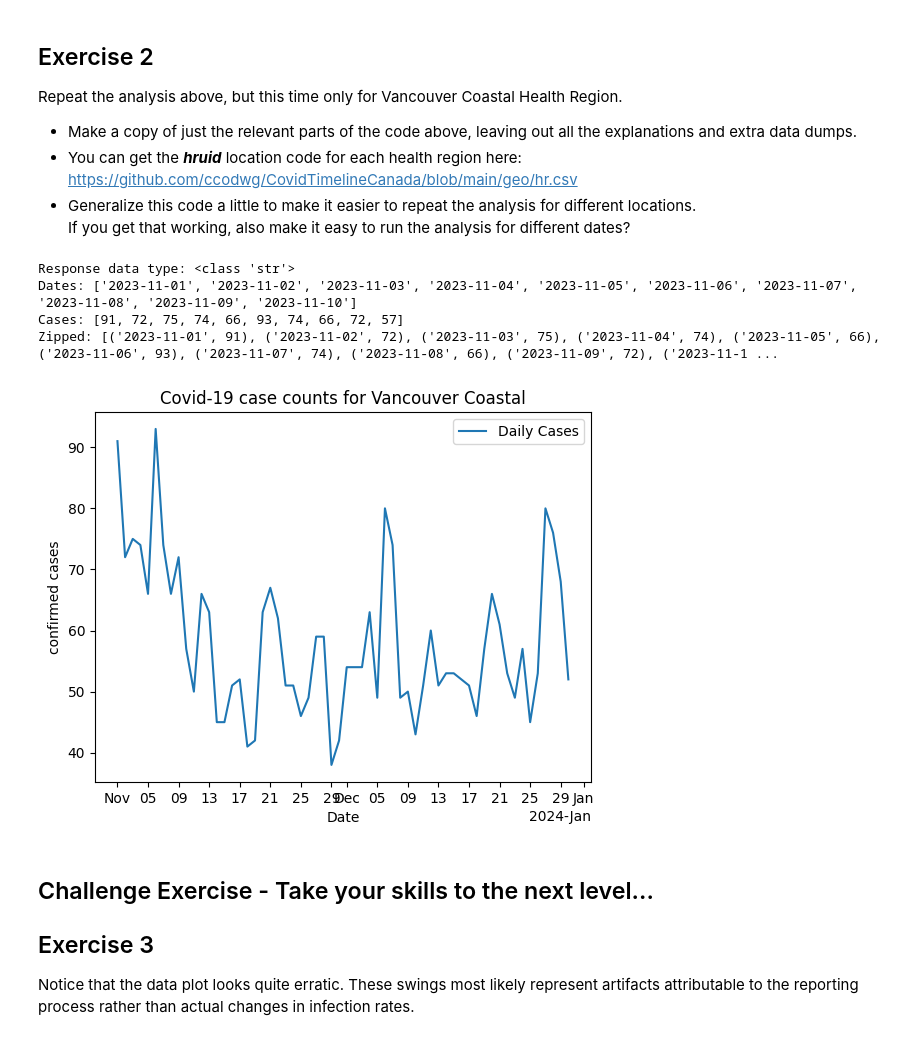
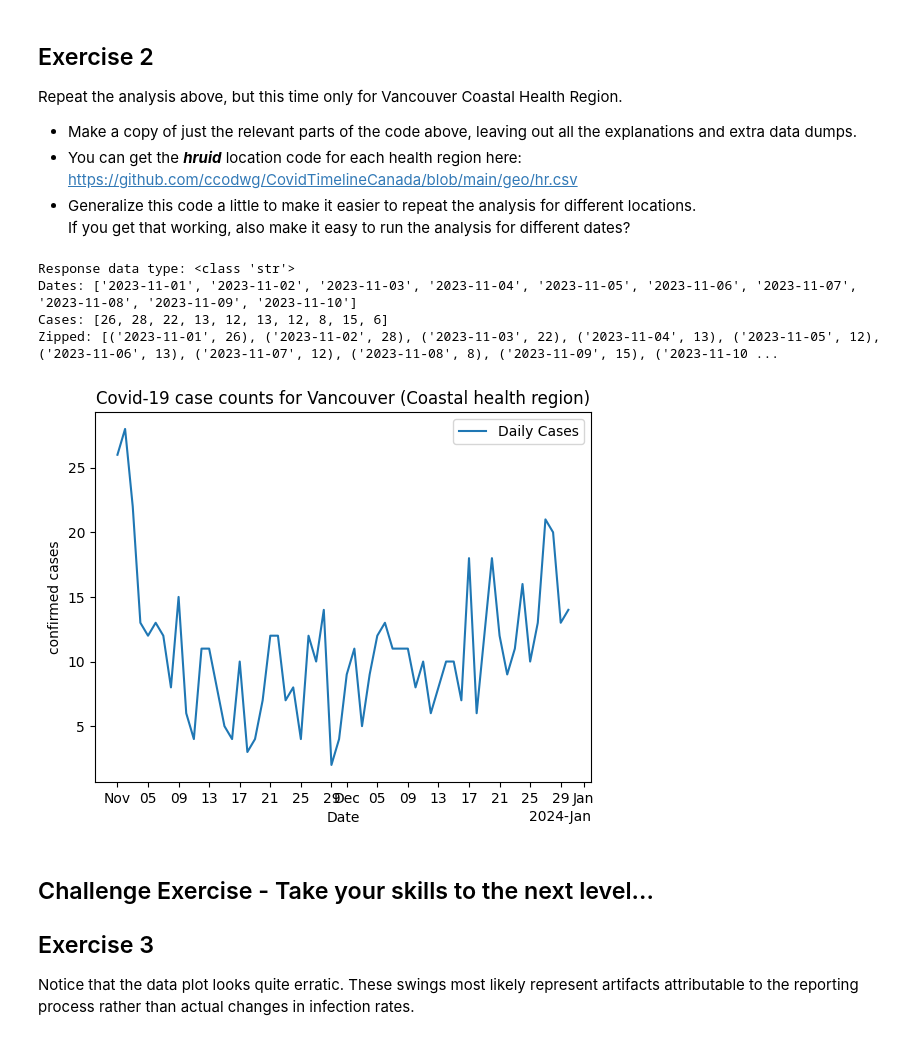
Before and after one commit to falakjaiin/cap-comp215, a Jupyter notebook: labs/lab01-intro.ipynb, the cells around one changed output. Saved outputs shown, nothing was run; the diff lists cells and outputs as text; code cells hidden in the pictures.

```diff
--- a/labs/lab01-intro.ipynb
+++ b/labs/lab01-intro.ipynb
@@ -158,54 +194,47 @@ import matplotlib.pyplot as plt
 import  matplotlib.dates as mdates
 from pprint import pprint
 
-#query = 'https://api.opencovid.ca/timeseries?stat=cases&geo=hr&date=6&hr_names=hruid'
-query = 'https://api.opencovid.ca/timeseries?stat=cases&loc=BC&after=2023-11-01'
-
+query = 'https://api.opencovid.ca/timeseries?stat=cases&geo=hr&loc=593&after=2023-11-01&hr_names=hruid'
 
 response = requests.request("GET", query, headers={}, data={})
 print('Response data type:', type(response.text))
 response.text[:1000]
 
 result = json.loads(response.text)
 
 cases = result['data']['cases']
-case_dates = [daily['date'] for daily in cases]     # List Comprehension #1: extract the case date strings
-n_cases = [daily['value_daily'] for daily in cases] # List Comprehension #2:  extract the case counts
+case_dates = [daily['date'] for daily in cases]
+n_cases = [daily['value_daily'] for daily in cases]
 
-print('Dates:', case_dates[:10])      # do you recall the "slice" operation?  If not, look it up in the ThinkCsPy textbook!
+print('Dates:', case_dates[:10])
 print('Cases:', n_cases[:10])
-print('Zipped:', list(zip(case_dates[:10], n_cases[:10])))  # zip is a very handy function to "zip" 2 lists together like a zipper...
+print('Zipped:', list(zip(case_dates[:10], n_cases[:10])))
 
-# parse a datetime object from a string by supplying the correct "format" string.
-datetime_objects = [datetime.datetime.strptime(date, '%Y-%m-%d') for date in case_dates]  # List Comprehension #3
-
-# but we only need the "date" part...
+datetime_objects = [datetime.datetime.strptime(date, '%Y-%m-%d') for date in case_dates]
 dates = [dt.date() for dt in datetime_objects]
-#dates[:10]
-
 
 def format_date_axis(ax):
   """ format the dates shown on the x-axis of given axes, ax  """
   locator = mdates.AutoDateLocator(minticks=10, maxticks=20)
   formatter = mdates.ConciseDateFormatter(locator)
   ax.xaxis.set_major_locator(locator)
   ax.xaxis.set_major_formatter(formatter)
 
 fig, ax = plt.subplots()
 format_date_axis(ax)
-ax.plot(dates, n_cases, label='Daily Cases')  # Plot some data on the axes.
+ax.plot(dates, n_cases, label='Daily Cases')
 ax.set(
-  title="Covid-19 case counts for Vancouver Coastal",  # Add a title to the plot.
-  xlabel='Date',                        # Add a label to X axes.
-  ylabel='confirmed cases'             # Add a label to Y axes.
+  title="Covid-19 case counts for Vancouver (Coastal health region)",
+  xlabel='Date',
+  ylabel='confirmed cases'
 )
 ax.legend();
 # %% [output]
 Response data type: <class 'str'>
 Dates: ['2023-11-01', '2023-11-02', '2023-11-03', '2023-11-04', '2023-11-05', '2023-11-06', '2023-11-07', '2023-11-08', '2023-11-09', '2023-11-10']
-Cases: [91, 72, 75, 74, 66, 93, 74, 66, 72, 57]
-Zipped: [('2023-11-01', 91), ('2023-11-02', 72), ('2023-11-03', 75), ('2023-11-04', 74), ('2023-11-05', 66), ('2023-11-06', 93), ('2023-11-07', 74), ('2023-11-08', 66), ('2023-11-09', 72), ('2023-11-1 ...
+Cases: [26, 28, 22, 13, 12, 13, 12, 8, 15, 6]
+Zipped: [('2023-11-01', 26), ('2023-11-02', 28), ('2023-11-03', 22), ('2023-11-04', 13), ('2023-11-05', 12), ('2023-11-06', 13), ('2023-11-07', 12), ('2023-11-08', 8), ('2023-11-09', 15), ('2023-11-10 ...
-[figure, old version]
+[figure, new version]
 # %% [markdown]
 ## Challenge Exercise - Take your skills to the next level...
 
```
Also changed, not shown: parts of 2 cells of this notebook.
